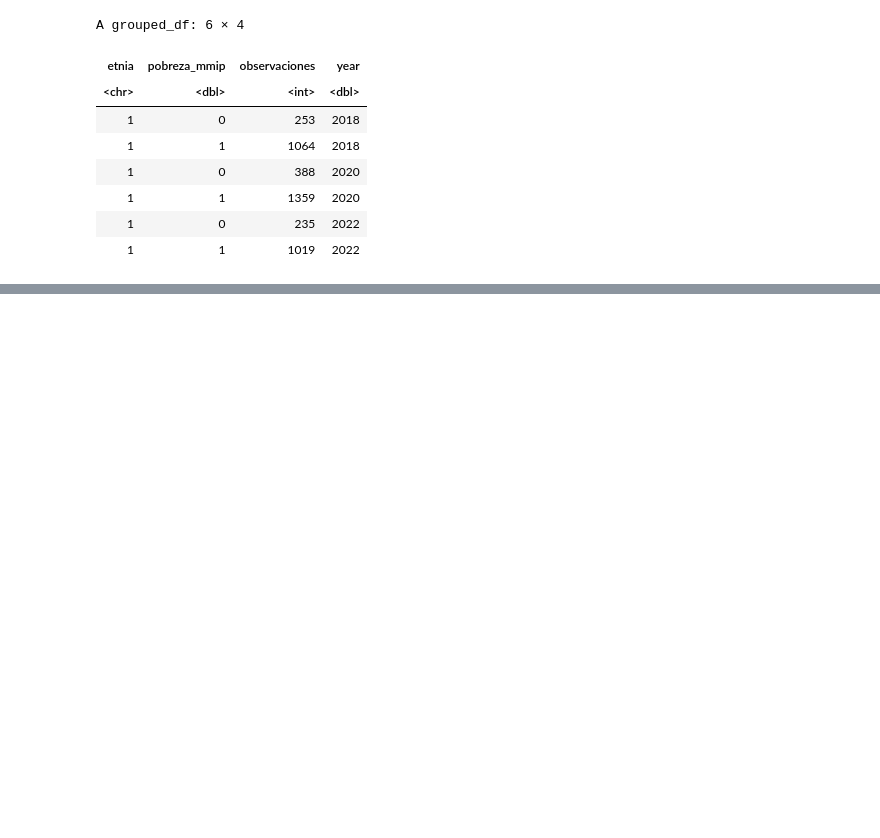
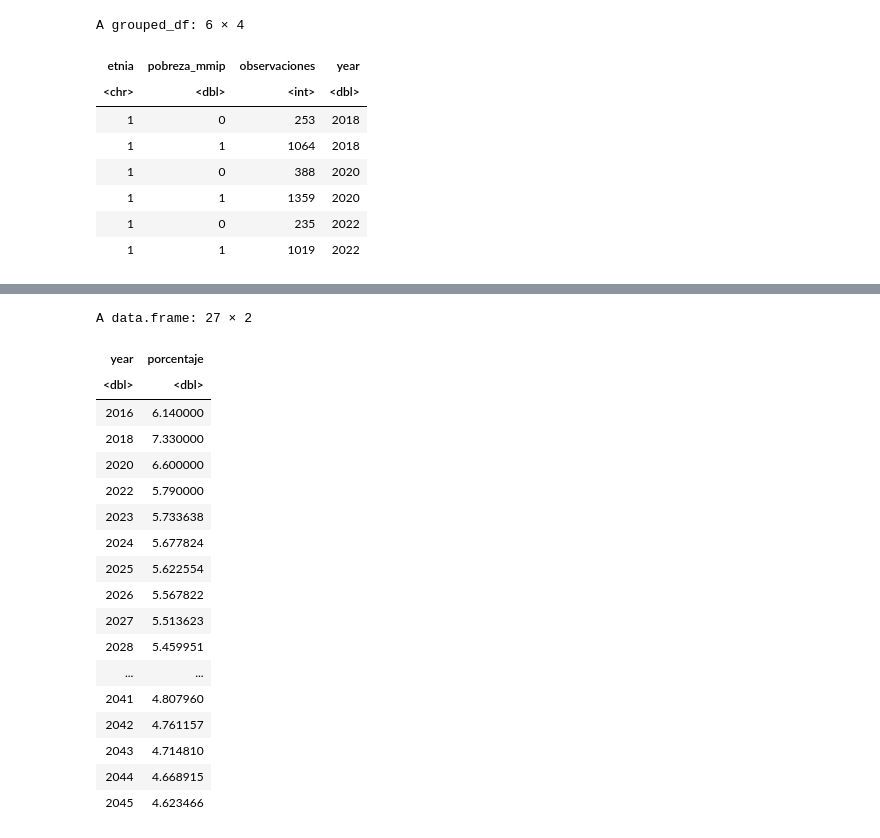
Before and after one commit to cpyp-ipdp/pgd_cdmx, a Jupyter notebook: indicadores/pueblos_indigenas/indicadores_pueblos_indigenas.ipynb, the cells around one changed output, grey strips where cells are left out. Cells and saved outputs as stored; diff of their text form; code cells hidden in the pictures; blank space fills up the shorter version.

```diff
--- a/indicadores/pueblos_indigenas/indicadores_pueblos_indigenas.ipynb
+++ b/indicadores/pueblos_indigenas/indicadores_pueblos_indigenas.ipynb
@@ -560,0 +592,23 @@ A grouped_df: 6 × 4
+# %%
+datos_proyectados <- rbind(datos, proyecciones)
+datos_proyectados
+# %% [output]
+A data.frame: 27 × 2
+| year | porcentaje |
+| <dbl> | <dbl> |
+| 2016 | 6.140000 |
+| 2018 | 7.330000 |
+| 2020 | 6.600000 |
+| 2022 | 5.790000 |
+| 2023 | 5.733638 |
+| 2024 | 5.677824 |
+| 2025 | 5.622554 |
+| 2026 | 5.567822 |
+| 2027 | 5.513623 |
+| 2028 | 5.459951 |
+| ... | ... |
+| 2041 | 4.807960 |
+| 2042 | 4.761157 |
+| 2043 | 4.714810 |
+| 2044 | 4.668915 |
+| 2045 | 4.623466 |
```
Also changed, not shown: parts of 13 cells of this notebook.
